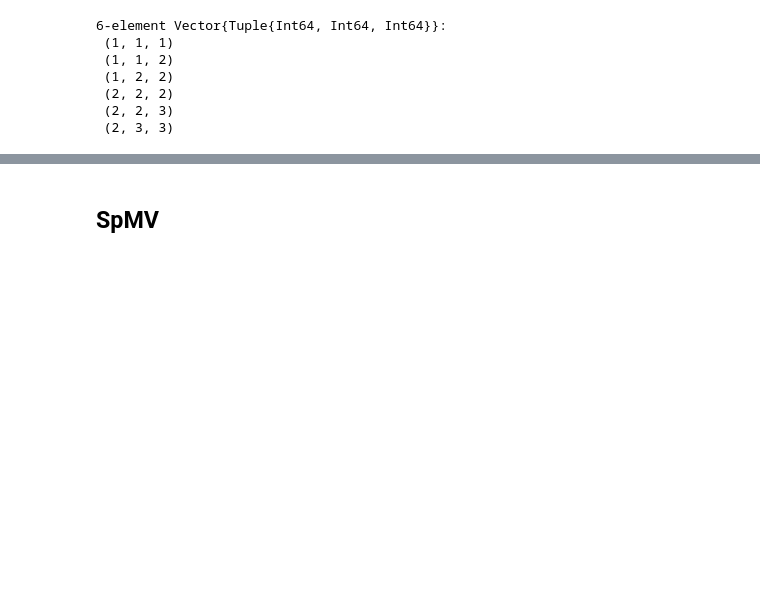
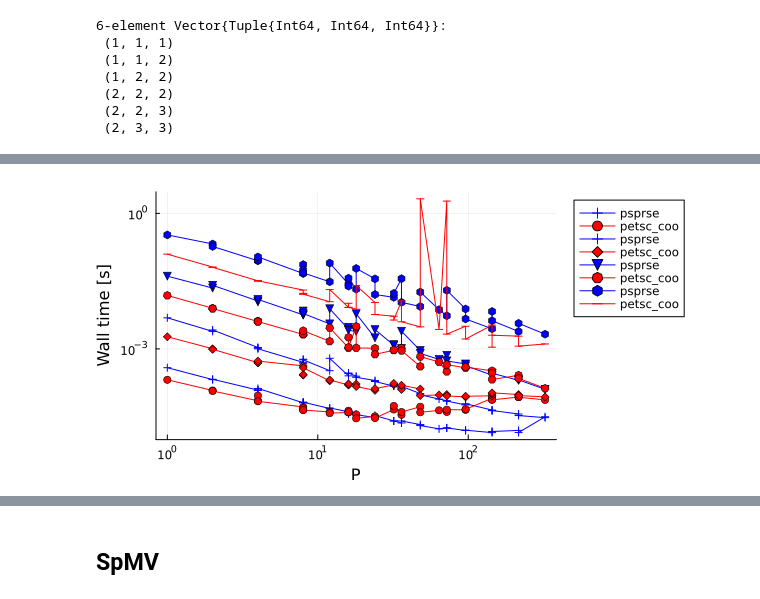
Before and after one commit to fverdugo/PartitionedArrays.jl, a Jupyter notebook: PartitionedArraysBenchmarks/analysis/analysis.ipynb, the cells around one changed output, grey strips where cells are left out. Drawn from its saved outputs; the diff is of its cells as text; code cells hidden in the pictures; blank space fills up the shorter version.

```diff
--- a/PartitionedArraysBenchmarks/analysis/analysis.ipynb
+++ b/PartitionedArraysBenchmarks/analysis/analysis.ipynb
@@ -116,3 +344,20 @@ nodes_per_dir_3d
+# %%
+colors = [:blue,:red,:green]
+plt = plot(size=(600,300),xlabel="P",ylabel="Wall time [s]",legend=:outertopright)
+for cells_per_dir in [(25,25,25),(50,50,50),(100,100,100),(200,200,200)]
+    methods = ["psprse","petsc_coo"]#,"petsc_setvalues"]
+for method in methods
+    take_row(row) = row.method == method && row.cells_per_dir == cells_per_dir
+    df_filtered = filter(take_row,df)
+    sort!(df_filtered,[:np])
+    x = df_filtered[:,:np]
+    y = df_filtered[:,:rebuildmat]
+    plot!(x,y,label=method,markers=:auto,xaxis=:log,yaxis=:log,color=colors[findfirst(i->i==method,methods)])
+end
+end
+plt
+# %% [output]
+[figure, added]
 # %%
 methods_space = ["Petsc","PartitionedArrays"]
 param_space = Dict(
```
Also changed, not shown: parts of 18 cells of this notebook, 1 other file.
